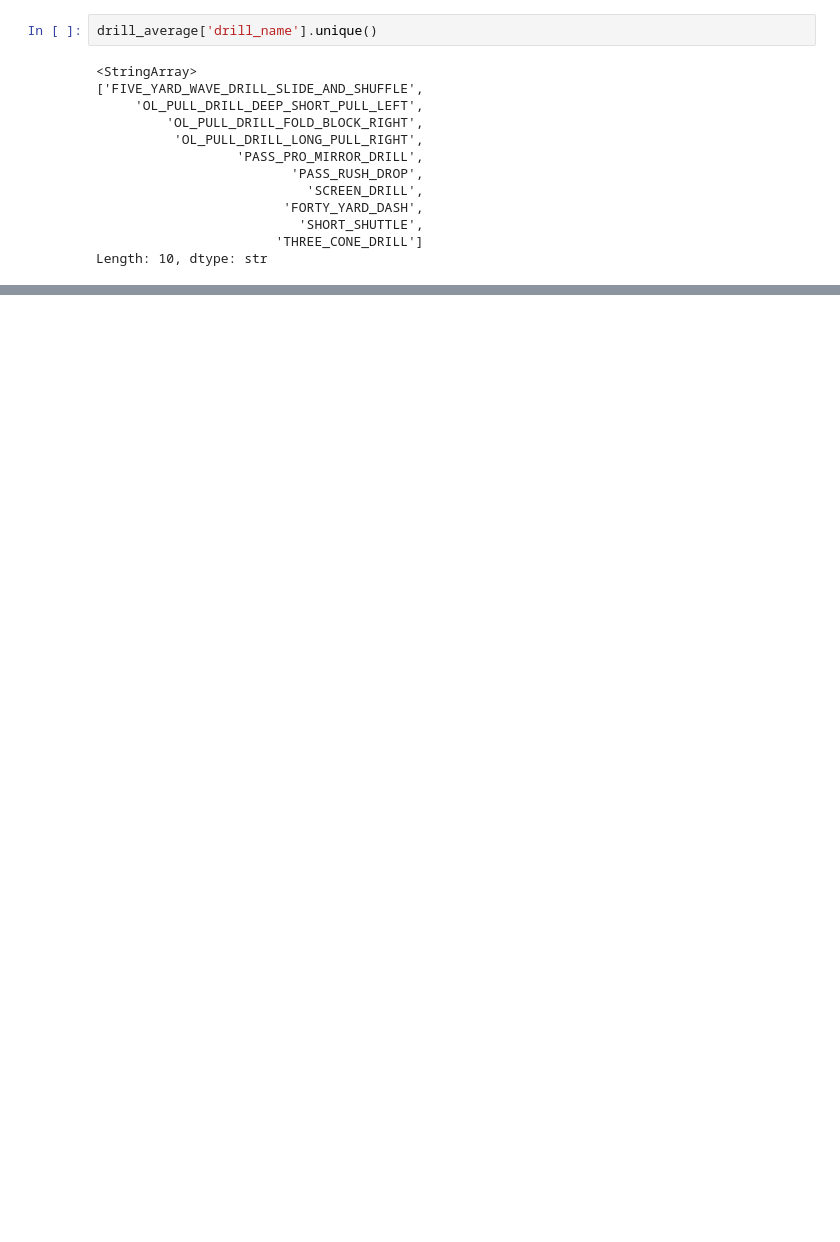
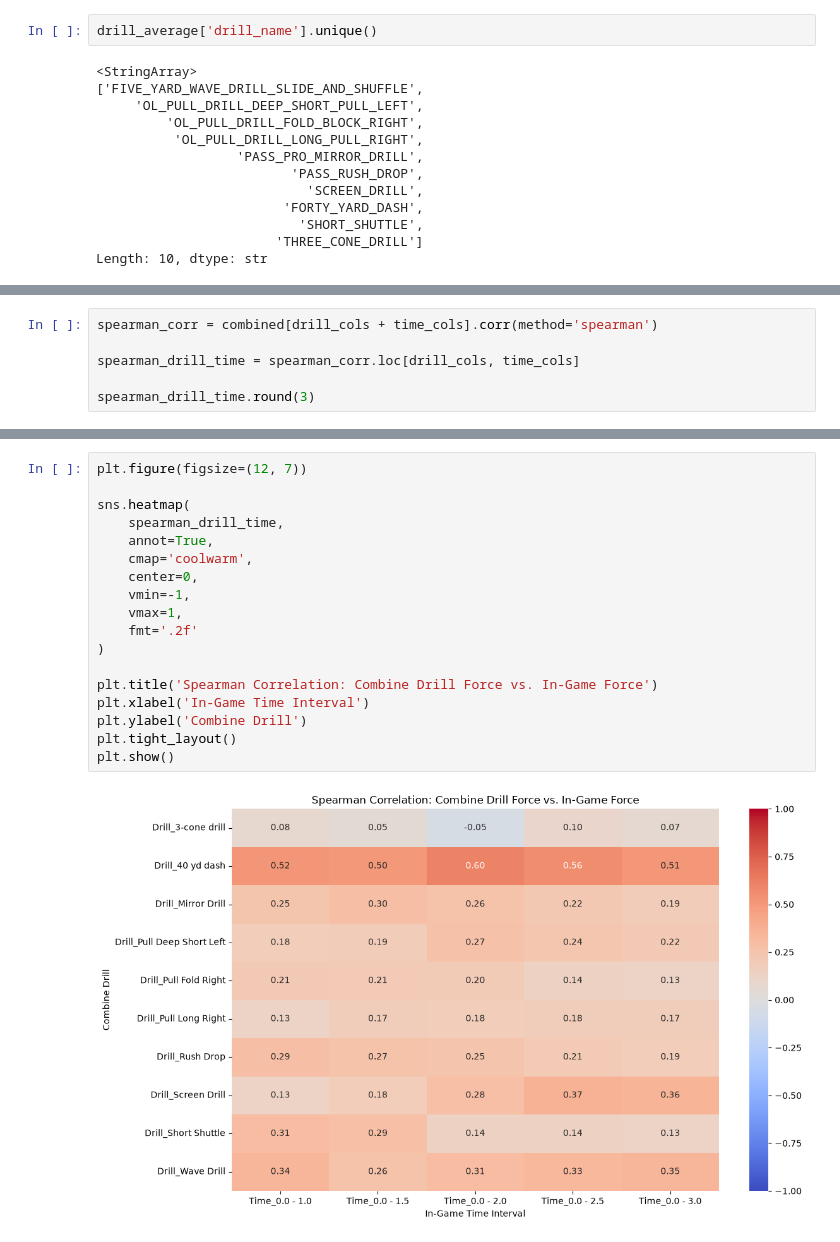
Before and after one commit to hankike/Big_Data_Bowl_27, a Jupyter notebook: phase_two.ipynb, the cells around one changed output, grey strips where cells are left out. Cells and saved outputs as stored; diff of their text form; blank space fills up the shorter version.

```diff
--- a/phase_two.ipynb
+++ b/phase_two.ipynb
@@ -370,0 +527,6 @@ plt.show()
+# %%
+spearman_corr = combined[drill_cols + time_cols].corr(method='spearman')
+
+spearman_drill_time = spearman_corr.loc[drill_cols, time_cols]
+
+spearman_drill_time.round(3)
@@ -370,0 +545,20 @@ plt.show()
+# %%
+plt.figure(figsize=(12, 7))
+
+sns.heatmap(
+    spearman_drill_time,
+    annot=True,
+    cmap='coolwarm',
+    center=0,
+    vmin=-1,
+    vmax=1,
+    fmt='.2f'
+)
+
+plt.title('Spearman Correlation: Combine Drill Force vs. In-Game Force')
+plt.xlabel('In-Game Time Interval')
+plt.ylabel('Combine Drill')
+plt.tight_layout()
+plt.show()
+# %% [output]
+[figure, added]
```
Also changed, not shown: parts of 25 cells of this notebook.
